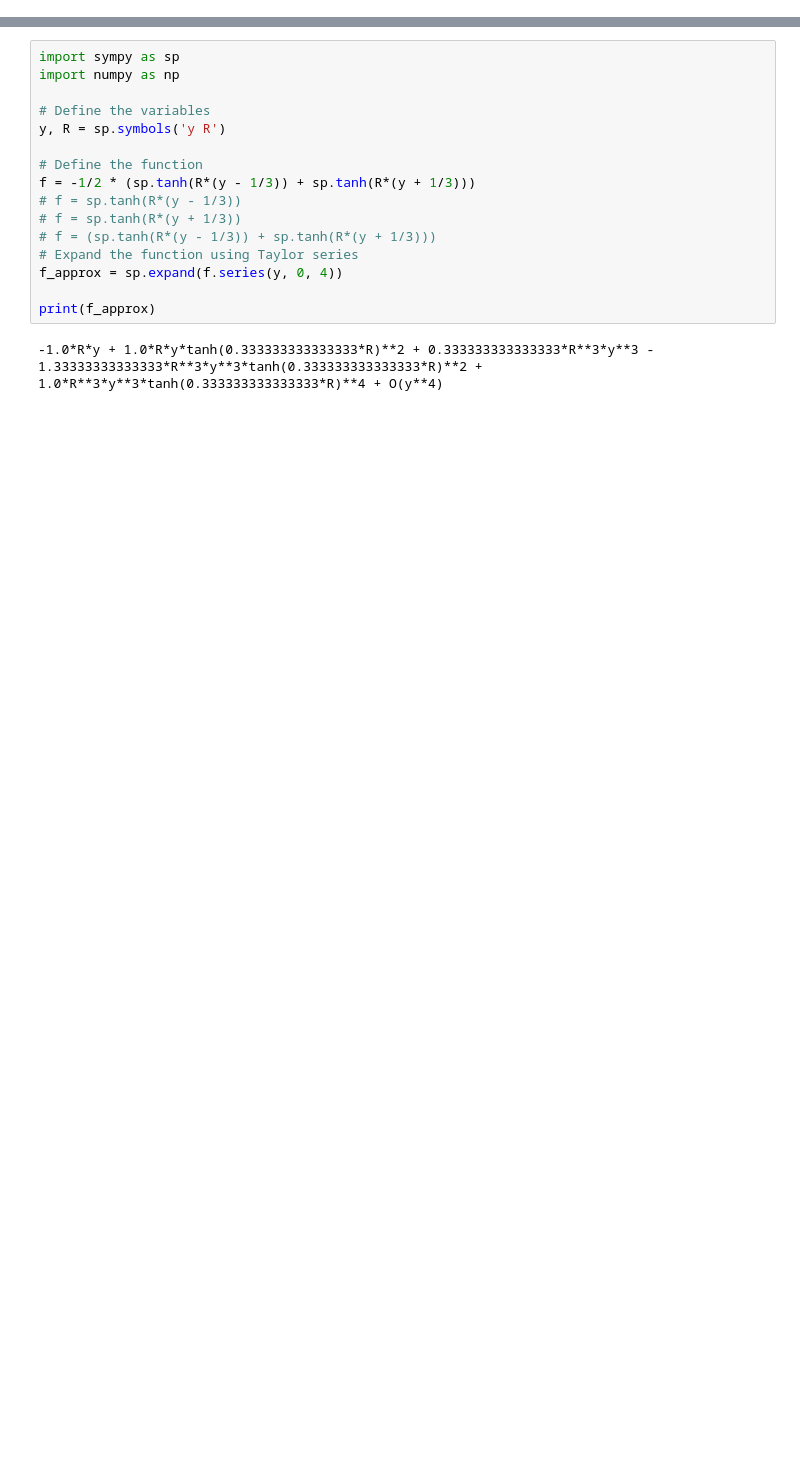
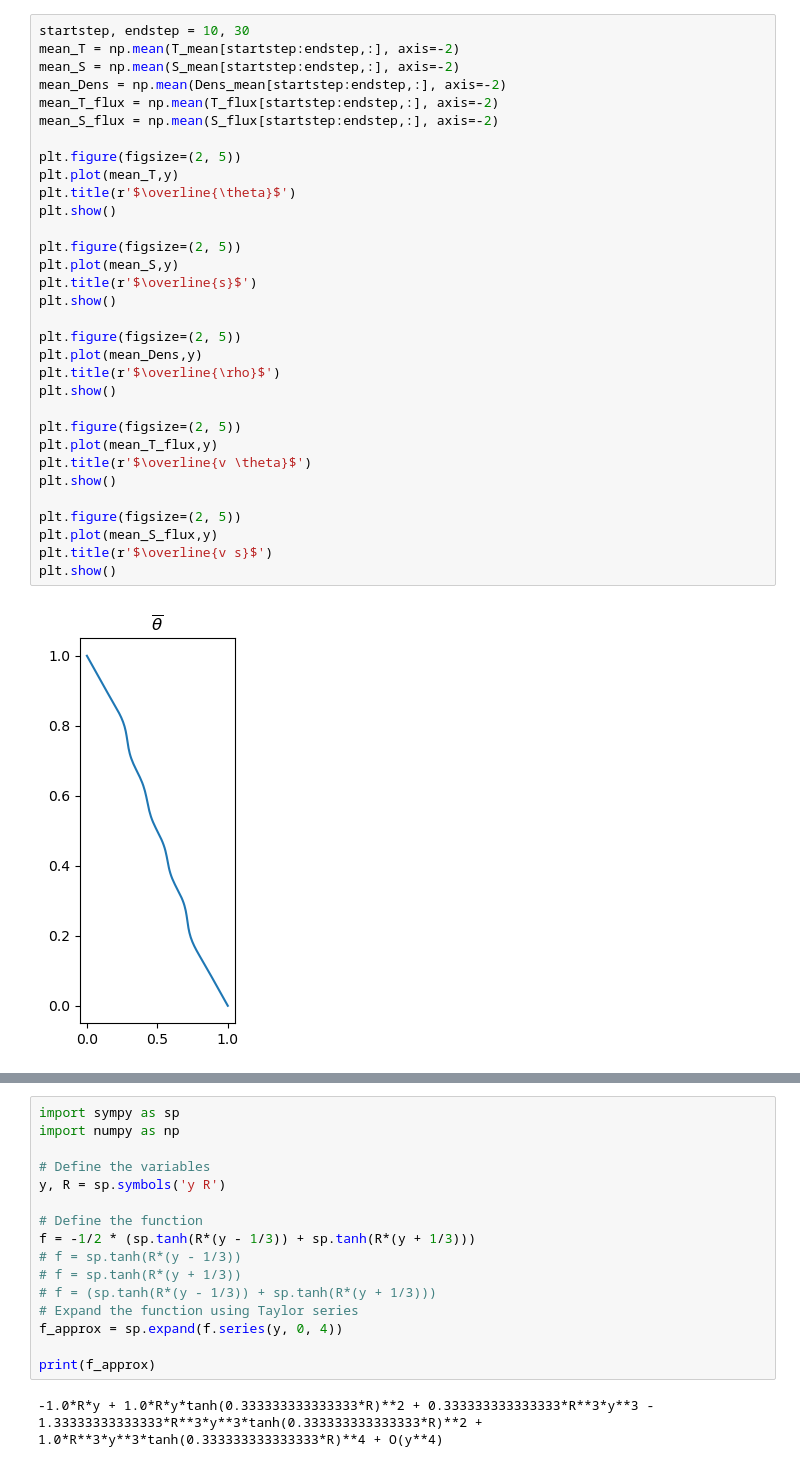
Before and after one commit to ducnguyen-uconn/ChannelFlow-DoubleDiffusiveConvection, a Jupyter notebook: docs/plotProfiles.ipynb, the cells around one changed output, grey strips where cells are left out. Cells and saved outputs as stored; diff of their text form; blank space fills up the shorter version.

```diff
--- a/docs/plotProfiles.ipynb
+++ b/docs/plotProfiles.ipynb
@@ -204,0 +204,34 @@ profiles\meanprofile180.csv
+# %%
+startstep, endstep = 10, 30
+mean_T = np.mean(T_mean[startstep:endstep,:], axis=-2)
+mean_S = np.mean(S_mean[startstep:endstep,:], axis=-2)
+mean_Dens = np.mean(Dens_mean[startstep:endstep,:], axis=-2)
+mean_T_flux = np.mean(T_flux[startstep:endstep,:], axis=-2)
+mean_S_flux = np.mean(S_flux[startstep:endstep,:], axis=-2)
+
+plt.figure(figsize=(2, 5))
+plt.plot(mean_T,y)
+plt.title(r'$\overline{\theta}$')
+plt.show()
+
+plt.figure(figsize=(2, 5))
+plt.plot(mean_S,y)
+plt.title(r'$\overline{s}$')
+plt.show()
+
+plt.figure(figsize=(2, 5))
+plt.plot(mean_Dens,y)
+plt.title(r'$\overline{\rho}$')
+plt.show()
+
+plt.figure(figsize=(2, 5))
+plt.plot(mean_T_flux,y)
+plt.title(r'$\overline{v \theta}$')
+plt.show()
+
+plt.figure(figsize=(2, 5))
+plt.plot(mean_S_flux,y)
+plt.title(r'$\overline{v s}$')
+plt.show()
+# %% [output]
+[figure, added]
```
Also changed, not shown: parts of 7 cells of this notebook, 4 other files.
